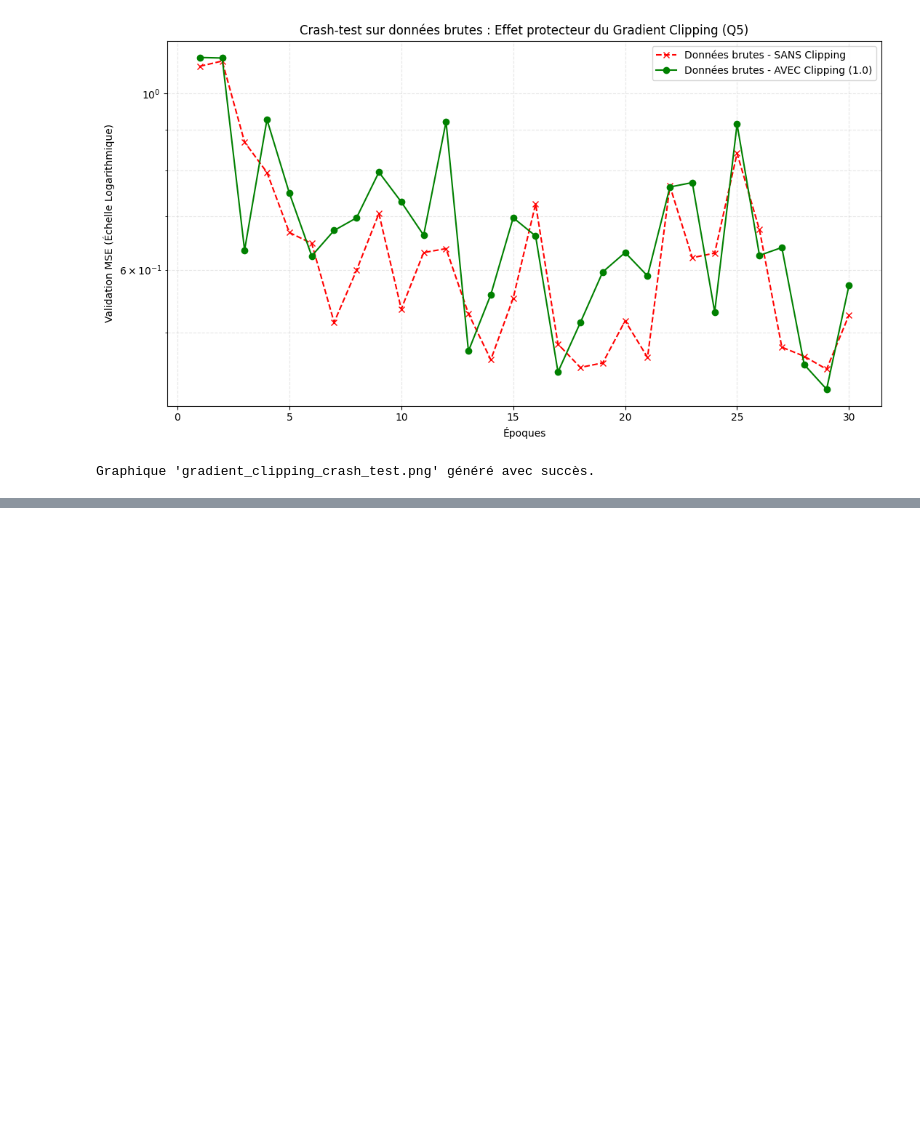
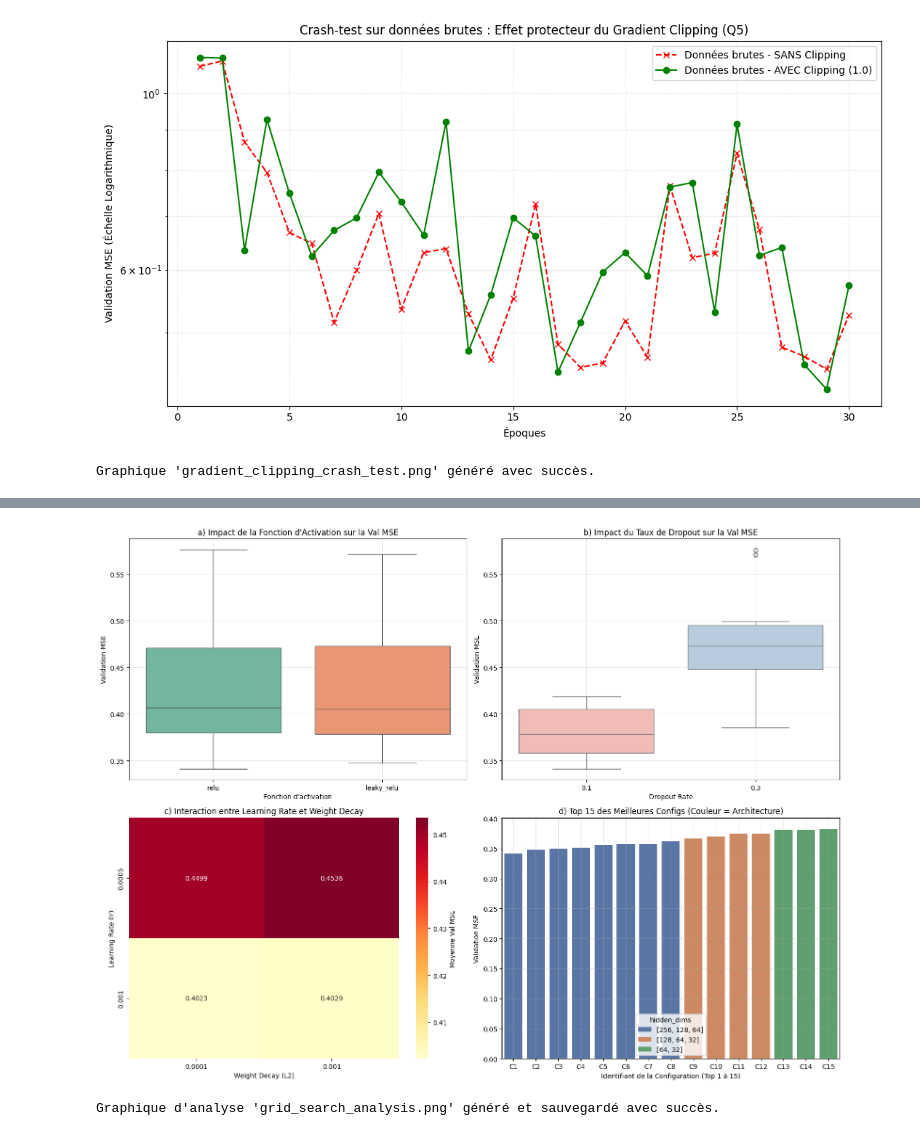
Before and after one commit to Oumaima036/DEEP_LEARNINGTP1, a Jupyter notebook: ex1.ipynb, the cells around one changed output, grey strips where cells are left out. Saved outputs shown, nothing was run; the diff lists cells and outputs as text; code cells hidden in the pictures; blank space fills up the shorter version.

```diff
--- a/ex1.ipynb
+++ b/ex1.ipynb
@@ -778,3 +766,21 @@ Ep [ 20] | tr MSE=0.5578 | val MSE=0.5175 | R²=0.6062 | lr=0.001000
 Ep [ 20] | tr MSE=0.6144 | val MSE=0.6307 | R²=0.5200 | lr=0.001000
 [figure]
 Graphique 'gradient_clipping_crash_test.png' généré avec succès.
+# %%
+
+# Q1 : Définition de la grille complète d'hyperparamètres (param_grid) fournie dans l'énoncé
+param_grid = {
+    'hidden_dims': [[64, 32], [128, 64], [128, 64, 32], [256, 128, 64]], # 4 choix
+    'activation': ['relu', 'leaky_relu', 'elu'],                          # 3 choix
+    'dropout_rate': [0.0, 0.2, 0.3],                                      # 3 choix
+    'lr': [1e-3, 5e-4],                                                   # 2 choix
+    'weight_decay': [0.0, 1e-4],                                          # 2 choix
+    'clip_value': [1.0, 5.0]                                              # 2 choix
+}
+
+# Calcul automatique du nombre total de configurations en multipliant le nombre d'éléments de chaque liste
+n_configs = 1
+for v in param_grid.values():
+    n_configs *= len(v)
+
+print(f"Total configurations Grid Search calculées par le script : {n_configs}")
@@ -780,0 +894,58 @@ Graphique 'gradient_clipping_crash_test.png' généré avec succès.
+# %%
+
+fig, axes = plt.subplots(2, 2, figsize=(16, 12))
+
+# --------------------------------------------------------------------------
+# a) Boxplot de val_mse pour chaque valeur de 'activation'
+# --------------------------------------------------------------------------
+sns.boxplot(data=gs_results, x='activation', y='val_mse', ax=axes[0, 0], palette="Set2")
+axes[0, 0].set_title("a) Impact de la Fonction d'Activation sur la Val MSE")
+axes[0, 0].set_xlabel("Fonction d'activation")
+axes[0, 0].set_ylabel("Validation MSE")
+axes[0, 0].grid(True, alpha=0.3)
+
+# --------------------------------------------------------------------------
+# b) Boxplot de val_mse pour chaque valeur de 'dropout_rate'
+# --------------------------------------------------------------------------
+sns.boxplot(data=gs_results, x='dropout_rate', y='val_mse', ax=axes[0, 1], palette="Pastel1")
+axes[0, 1].set_title("b) Impact du Taux de Dropout sur la Val MSE")
+axes[0, 1].set_xlabel("Dropout Rate")
+axes[0, 1].set_ylabel("Validation MSE")
+axes[0, 1].grid(True, alpha=0.3)
+
+# --------------------------------------------------------------------------
+# c) Heatmap : (lr x weight_decay) -> val_mse moyen (via pivot table)
+# --------------------------------------------------------------------------
+# Création d'une table de pivot croisant le LR et le Weight Decay avec la moyenne des MSE
+pivot_table = gs_results.pivot_table(values='val_mse', index='lr', columns='weight_decay', aggfunc='mean')
+
+sns.heatmap(pivot_table, annot=True, fmt=".4f", cmap="YlOrRd", ax=axes[1, 0], cbar_kws={'label': 'Moyenne Val MSE'})
+axes[1, 0].set_title("c) Interaction entre Learning Rate et Weight Decay")
+axes[1, 0].set_xlabel("Weight Decay (L2)")
+axes[1, 0].set_ylabel("Learning Rate (lr)")
+
+# --------------------------------------------------------------------------
+# d) Barplot des 15 meilleures configurations avec la taille de l'architecture en couleur
+# --------------------------------------------------------------------------
+# Sélection des 15 meilleures lignes
+top15_configs = gs_results.head(15).copy()
+
+# Conversion de la liste 'hidden_dims' en chaîne de caractères pour permettre l'affichage catégoriel par Seaborn
+top15_configs['hidden_dims_str'] = top15_configs['hidden_dims'].astype(str)
+# Création d'un identifiant textuel unique par configuration pour l'axe des X
+top15_configs['config_id'] = [f"C{i+1}" for i in range(15)]
+
+sns.barplot(data=top15_configs, x='config_id', y='val_mse', hue='hidden_dims_str', dodge=False, palette="deep", ax=axes[1, 1])
+axes[1, 1].set_title("d) Top 15 des Meilleures Configs (Couleur = Architecture)")
+axes[1, 1].set_xlabel("Identifiant de la Configuration (Top 1 à 15)")
+axes[1, 1].set_ylabel("Validation MSE")
+axes[1, 1].legend(title="hidden_dims")
+axes[1, 1].grid(True, alpha=0.3)
+
+# Ajustement global des espacements et sauvegarde réglementaire au format PNG (DPI=120)
+plt.tight_layout()
+plt.savefig('grid_search_analysis.png', dpi=120) # Respect strict de la consigne du TP
+plt.show()
+
+print("Graphique d'analyse 'grid_search_analysis.png' généré et sauvegardé avec succès.")
+# %% [output]
@@ -780,0 +959,2 @@ Graphique 'gradient_clipping_crash_test.png' généré avec succès.
+[figure, added]
+Graphique d'analyse 'grid_search_analysis.png' généré et sauvegardé avec succès.
```
Also changed, not shown: parts of 12 cells of this notebook, 15 other files.
